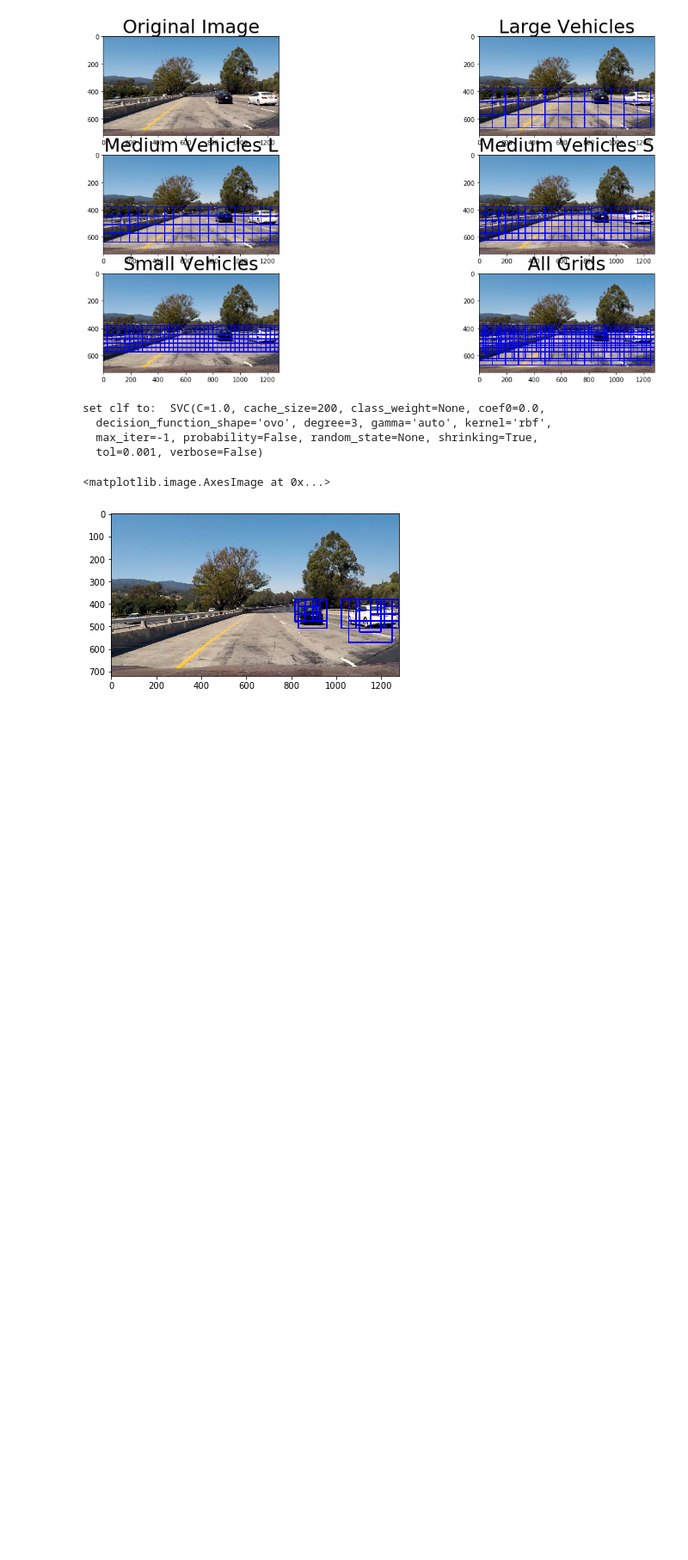
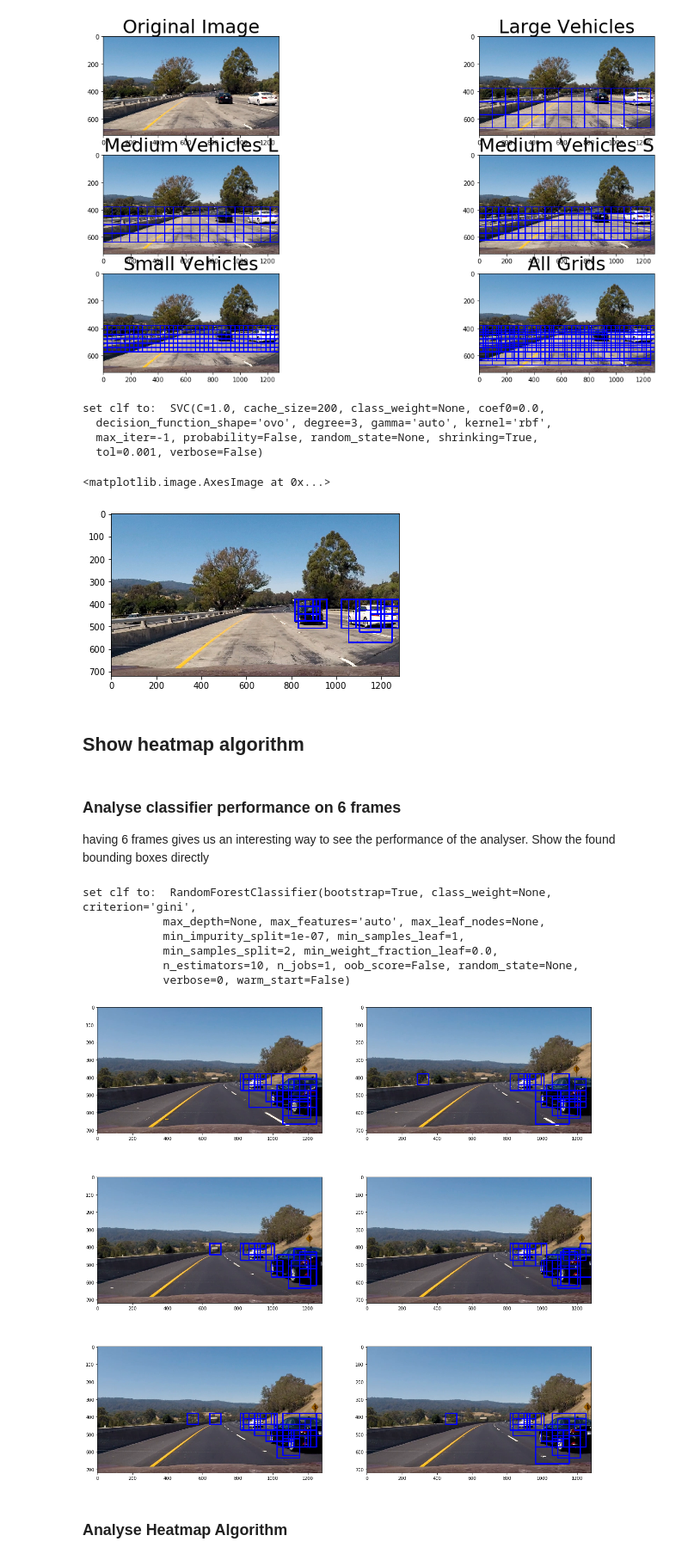
Before and after one commit to joergsimon/SDCND-Term1-Vehicle-Detection-and-Tracking, a Jupyter notebook: Vehicle Detection and tracking.ipynb, the cells around one changed output. Shown at 86% size. Saved outputs shown, nothing was run; the diff lists cells and outputs as text; code cells hidden in the pictures; blank space fills up the shorter version.

```diff
--- a/Vehicle Detection and tracking.ipynb
+++ b/Vehicle Detection and tracking.ipynb
@@ -267,3 +267,40 @@ set clf to:  SVC(C=1.0, cache_size=200, class_weight=None, coef0=0.0,
   tol=0.001, verbose=False)
 <matplotlib.image.AxesImage at 0x...>
 [figure]
+# %% [markdown]
+## Show heatmap algorithm
+# %%
+from moviepy.editor import VideoFileClip
+
+clip1 = VideoFileClip("./project_video.mp4", audio=False).subclip(t_start=29, t_end=29.25)
+frames = []
+for frame in clip1.iter_frames():
+    frames.append(frame)
+# we want 6, got 7, pop one:
+frames = frames[:-1]
+# %% [markdown]
+### Analyse classifier performance on 6 frames
+having 6 frames gives us an interesting way to see the performance of the analyser. Show the found bounding boxes directly
+# %%
+# clf_num = 4, seems the best currently, maybe also 5, 8, 10
+clf_num = 8
+print('set clf to: ', fit_all[clf_num][1])
+clf = fit_all[clf_num][1]
+
+f, axarr = plt.subplots(3, 2, figsize=(20,20))
+
+for i in range(len(frames)):
+    f = frames[i]
+    found = search_windows(f, all_layers, clf, X_scaler, color_space="HLS", spatial_feat=False, hist_range=(0,256), cell_per_block=1)
+    test_img = draw_boxes(f, found)
+    axarr[i//2, i%2].imshow(test_img)
+# %% [output]
+set clf to:  RandomForestClassifier(bootstrap=True, class_weight=None, criterion='gini',
+            max_depth=None, max_features='auto', max_leaf_nodes=None,
+            min_impurity_split=1e-07, min_samples_leaf=1,
+            min_samples_split=2, min_weight_fraction_leaf=0.0,
+            n_estimators=10, n_jobs=1, oob_score=False, random_state=None,
+            verbose=0, warm_start=False)
+[figure, added]
+# %% [markdown]
+### Analyse Heatmap Algorithm
```
Also changed, not shown: parts of 9 cells of this notebook, 14 other files.
